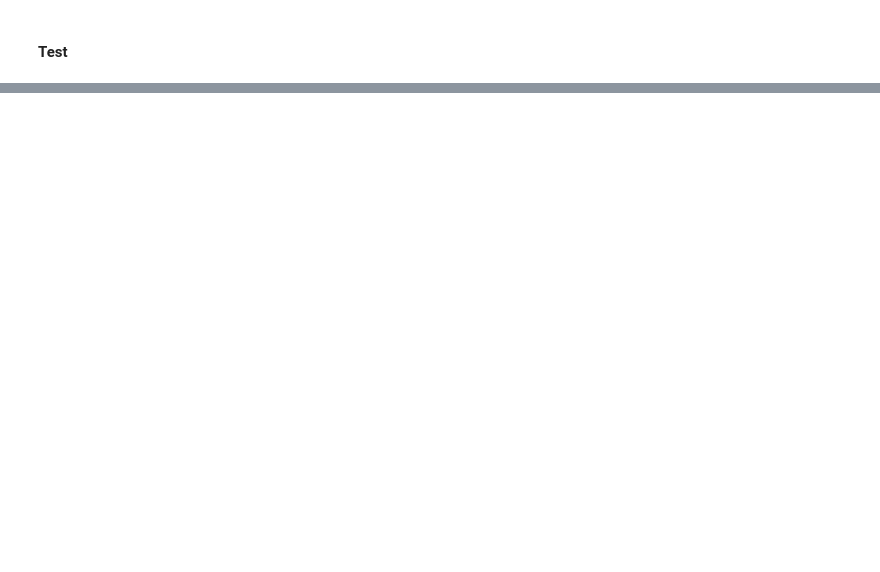
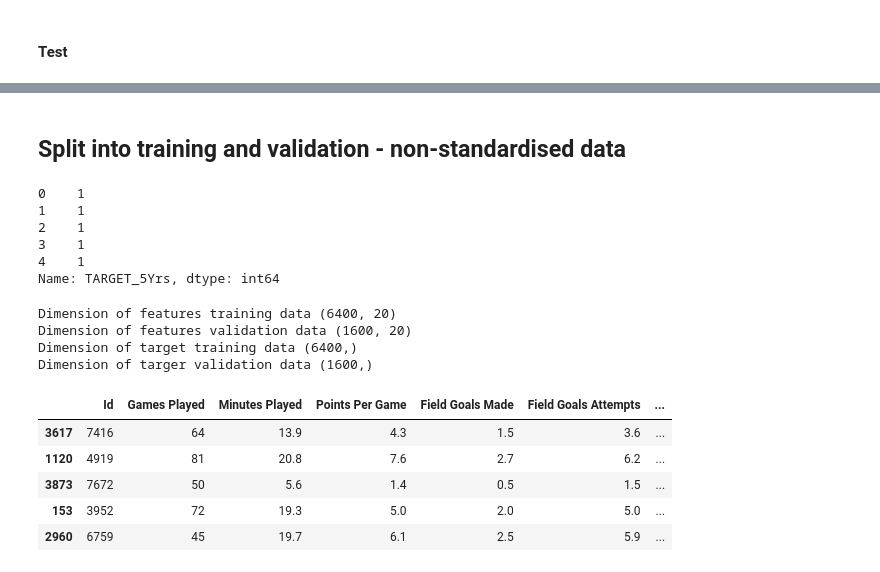
Before and after one commit to aprilgum/adv-dsi-2022-at1-grp4, a Jupyter notebook: nba-career-prediction/notebooks/at-group4-week1-prepare-data.ipynb, the cells around one changed output, grey strips where cells are left out. Cells and saved outputs as stored; diff of their text form; code cells hidden in the pictures; blank space fills up the shorter version.

Commit message:
fix train-val-test split

```diff
--- a/nba-career-prediction/notebooks/at-group4-week1-prepare-data.ipynb
+++ b/nba-career-prediction/notebooks/at-group4-week1-prepare-data.ipynb
@@ -250,0 +254,40 @@ X_test.head()
+# %% [markdown]
+## Split into training and validation - non-standardised data
+# %%
+target_var_o = df_main.pop('TARGET_5Yrs')
+target_var_o.head()
+# %% [output]
+0    1
+1    1
+2    1
+3    1
+4    1
+Name: TARGET_5Yrs, dtype: int64
+# %%
+# Split randomly the dataset with random_state=8 into 2 different sets: training data (80%) and validation data (20%)
+X_train_o, X_val_o, y_train_o, y_val_o = train_test_split (df_main, target_var_o, test_size=0.2, random_state=8)
+
+# Save the different sets in the folder `data/processed`
+np.save('../data/processed/X_train', X_train_o)
+np.save('../data/processed/X_val',   X_val_o)
+np.save('../data/processed/y_train', y_train_o)
+np.save('../data/processed/y_val',   y_val_o)
+# %%
+print("Dimension of features training data", X_train_o.shape)
+print("Dimension of features validation data", X_val_o.shape)
+print("Dimension of target training data", y_train_o.shape)
+print("Dimension of targer validation data", y_val_o.shape)
+# %% [output]
+Dimension of features training data (6400, 20)
+Dimension of features validation data (1600, 20)
+Dimension of target training data (6400,)
+Dimension of targer validation data (1600,)
+# %%
+X_train_o.head()
+# %% [output]
+|  | Id | Games Played | Minutes Played | Points Per Game | Field Goals Made | Field Goals Attempts | ... |
+| 3617 | 7416 | 64 | 13.9 | 4.3 | 1.5 | 3.6 | ... |
+| 1120 | 4919 | 81 | 20.8 | 7.6 | 2.7 | 6.2 | ... |
+| 3873 | 7672 | 50 | 5.6 | 1.4 | 0.5 | 1.5 | ... |
+| 153 | 3952 | 72 | 19.3 | 5.0 | 2.0 | 5.0 | ... |
+| 2960 | 6759 | 45 | 19.7 | 6.1 | 2.5 | 5.9 | ... |
```
Also changed, not shown: parts of 14 cells of this notebook, 1 other file.
